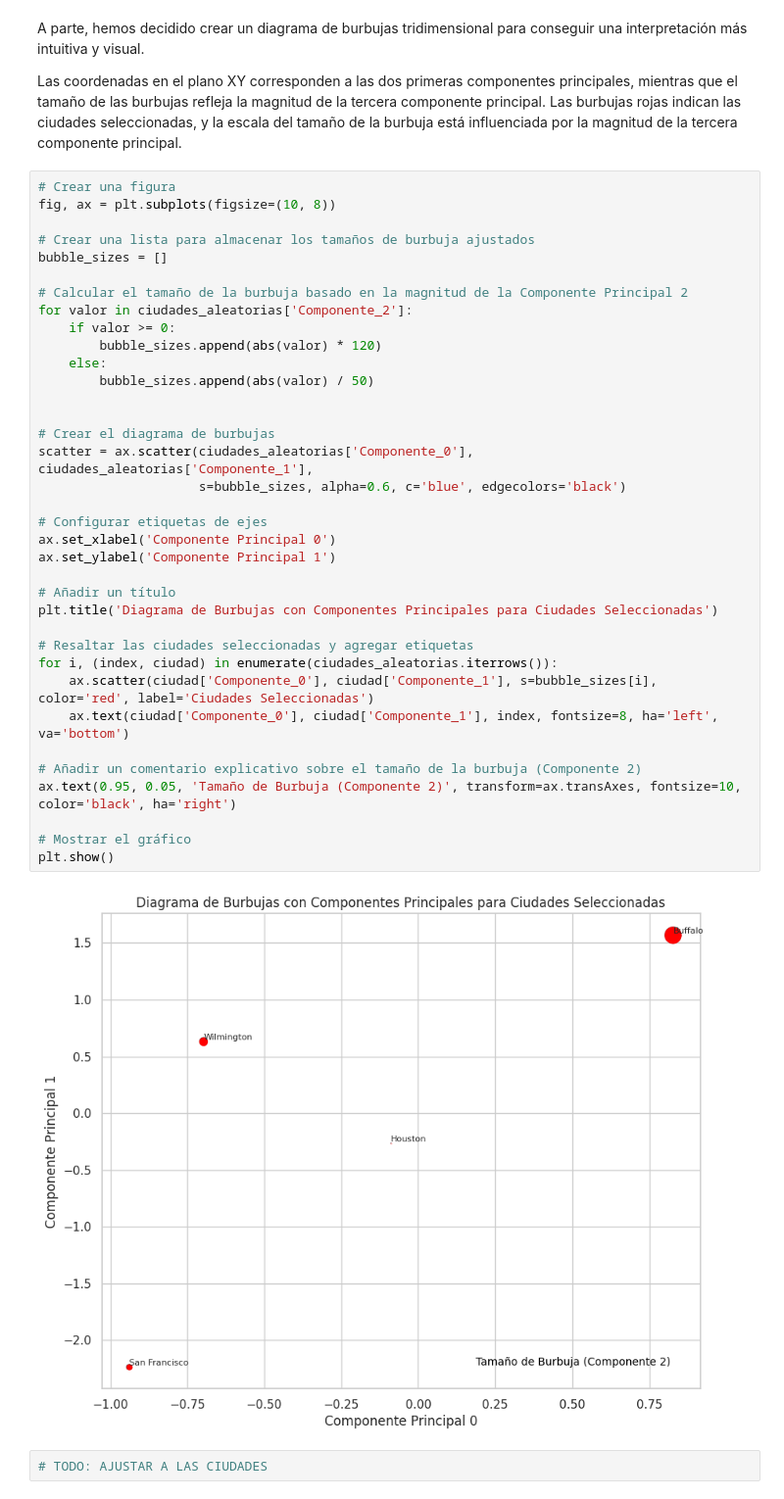
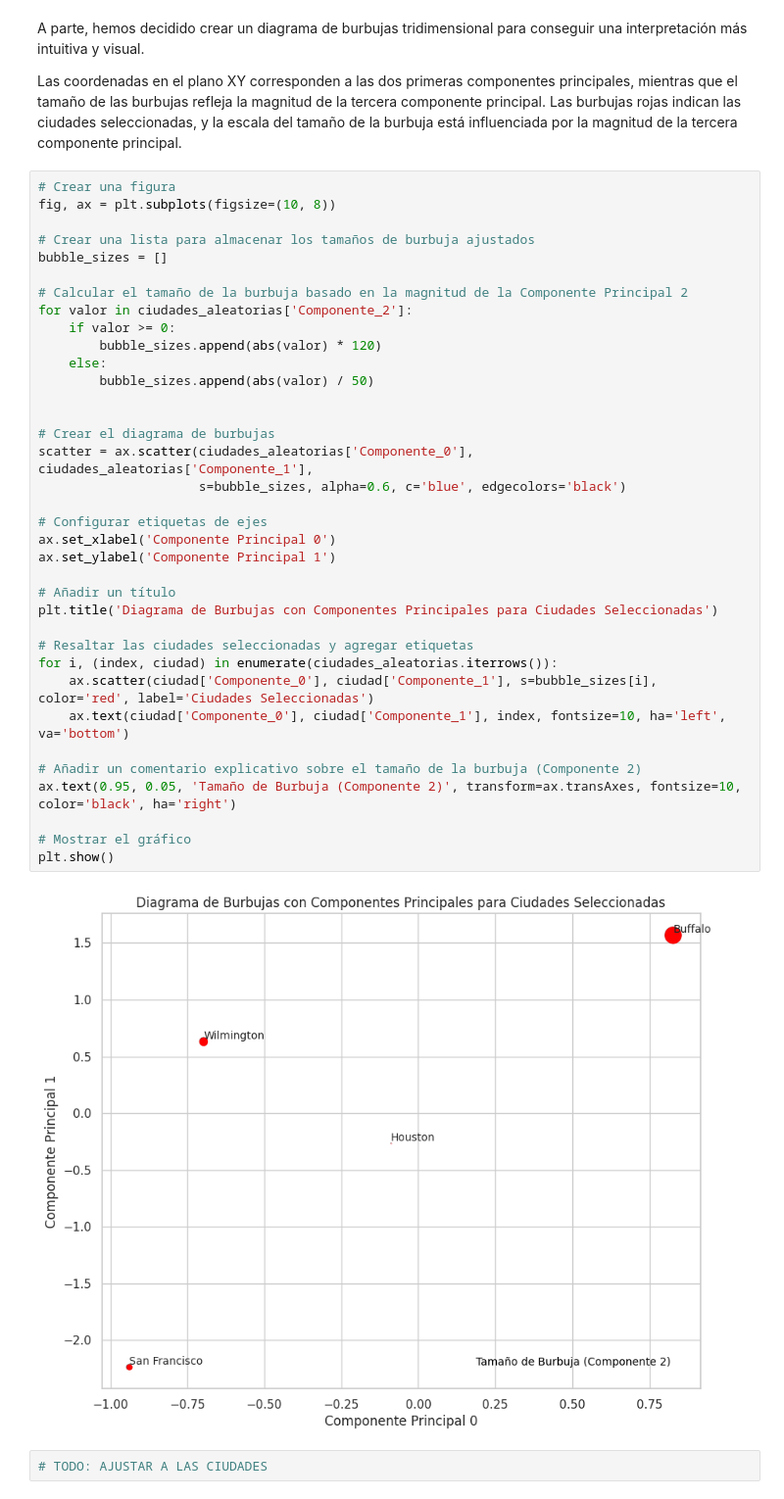
Before and after one commit to CeliaDiazSanchez/Data-Mining, a Jupyter notebook: LAB01_p3.ipynb, the cells around one changed output. Shown at 98% size. Drawn from its saved outputs; the diff is of its cells as text.

```diff
--- a/LAB01_p3.ipynb
+++ b/LAB01_p3.ipynb
@@ -1235,35 +1226,35 @@ bubble_sizes = []
 
 # Calcular el tamaño de la burbuja basado en la magnitud de la Componente Principal 2
 for valor in ciudades_aleatorias['Componente_2']:
     if valor >= 0:
         bubble_sizes.append(abs(valor) * 120)
     else:
         bubble_sizes.append(abs(valor) / 50)
 
 
 # Crear el diagrama de burbujas
 scatter = ax.scatter(ciudades_aleatorias['Componente_0'], ciudades_aleatorias['Componente_1'],
                      s=bubble_sizes, alpha=0.6, c='blue', edgecolors='black')
 
 # Configurar etiquetas de ejes
 ax.set_xlabel('Componente Principal 0')
 ax.set_ylabel('Componente Principal 1')
 
 # Añadir un título
 plt.title('Diagrama de Burbujas con Componentes Principales para Ciudades Seleccionadas')
 
 # Resaltar las ciudades seleccionadas y agregar etiquetas
 for i, (index, ciudad) in enumerate(ciudades_aleatorias.iterrows()):
     ax.scatter(ciudad['Componente_0'], ciudad['Componente_1'], s=bubble_sizes[i], color='red', label='Ciudades Seleccionadas')
-    ax.text(ciudad['Componente_0'], ciudad['Componente_1'], index, fontsize=8, ha='left', va='bottom')
+    ax.text(ciudad['Componente_0'], ciudad['Componente_1'], index, fontsize=10, ha='left', va='bottom')
 
 # Añadir un comentario explicativo sobre el tamaño de la burbuja (Componente 2)
 ax.text(0.95, 0.05, 'Tamaño de Burbuja (Componente 2)', transform=ax.transAxes, fontsize=10, color='black', ha='right')
 
 # Mostrar el gráfico
 plt.show()
 # %% [output]
-[figure, old version]
+[figure, new version]
 # %%
 # TODO: AJUSTAR A LAS CIUDADES
 # %% [markdown]
```
Also changed, not shown: parts of 22 cells of this notebook.
